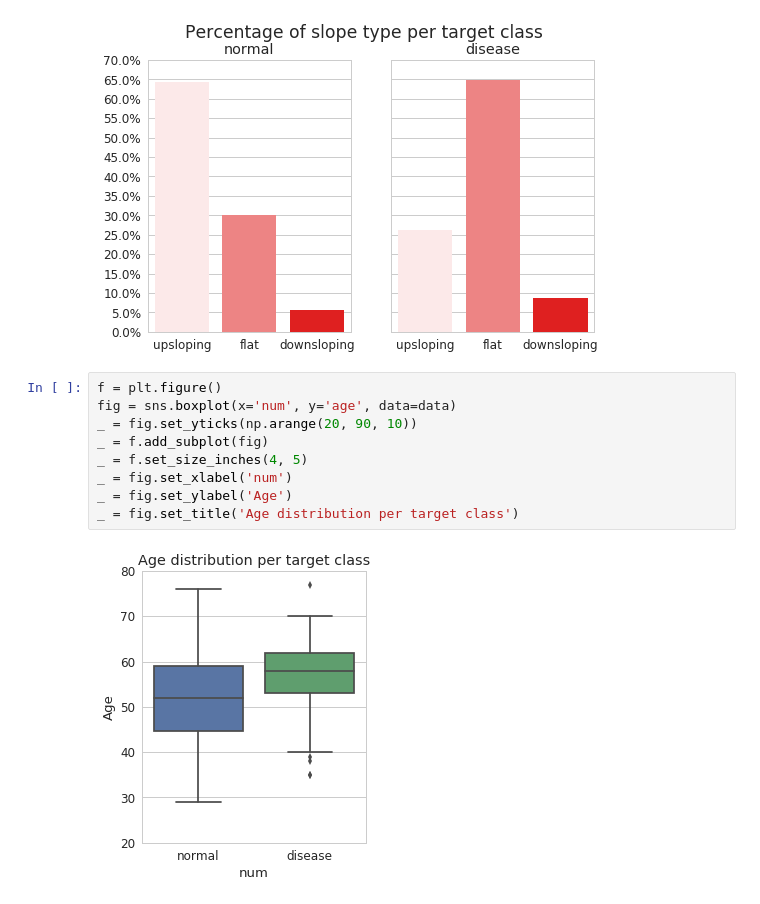
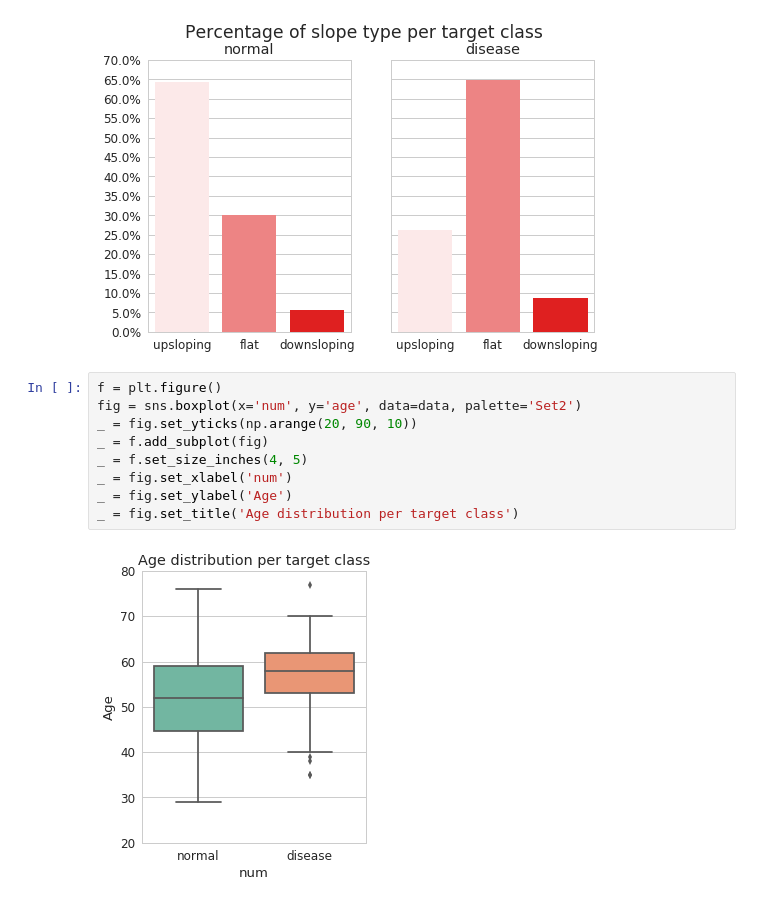
Before and after one commit to Nilabhra/jacobs_da_2017, a Jupyter notebook: assignment_1/assignment1.ipynb, the cells around one changed output. Drawn from its saved outputs; the diff is of its cells as text.

```diff
--- a/assignment_1/assignment1.ipynb
+++ b/assignment_1/assignment1.ipynb
@@ -131,14 +131,14 @@ _ = f.suptitle('Percentage of slope type per target class')
 [figure]
 # %%
 f = plt.figure()
-fig = sns.boxplot(x='num', y='age', data=data)
+fig = sns.boxplot(x='num', y='age', data=data, palette='Set2')
 _ = fig.set_yticks(np.arange(20, 90, 10))
 _ = f.add_subplot(fig)
 _ = f.set_size_inches(4, 5)
 _ = fig.set_xlabel('num')
 _ = fig.set_ylabel('Age')
 _ = fig.set_title('Age distribution per target class')
 # %% [output]
-[figure, old version]
+[figure, new version]
 # %%
 f = plt.figure()
```
Also changed, not shown: parts of 6 cells of this notebook.
